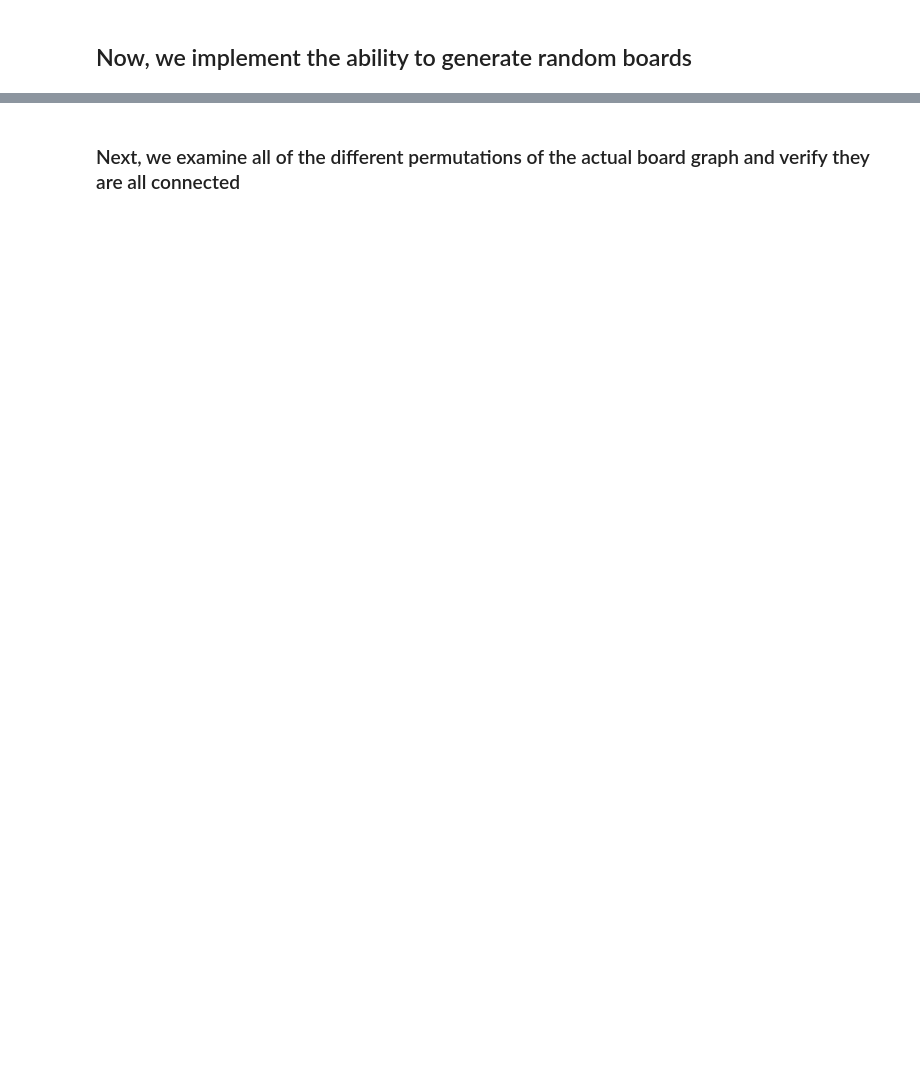
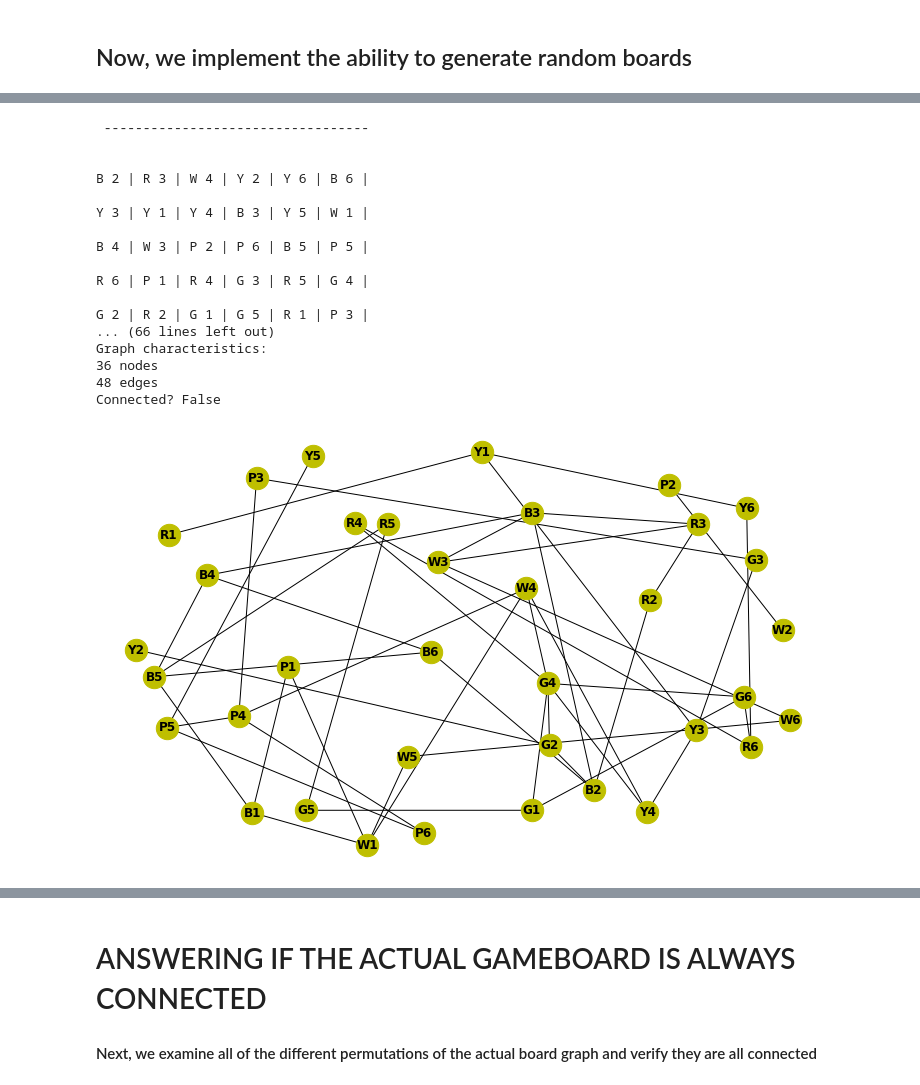
Before and after one commit to chrislewispac/microrobots, a Jupyter notebook: MicroRobots.ipynb, the cells around one changed output, grey strips where cells are left out. Cells and saved outputs as stored; diff of their text form; code cells hidden in the pictures; blank space fills up the shorter version.

```diff
--- a/MicroRobots.ipynb
+++ b/MicroRobots.ipynb
@@ -146,22 +221,23 @@ def generate_random_board(numbers, colors):
             for num in numbers:
                 hashmap[color].append(num)
 
+        hashmap_copy = hashmap.copy()
 
         # generates a random unique (exactly once) set of combinations of
         # numbers and colors and returns them as an instance of Square
         squares = []
-        while len(colors) > 0:
+        colors_copy = colors.copy()
+        while len(colors_copy) > 0:
             # chose random color
-            rand_color = random.choice(colors)
-            rand_num = random.choice(hashmap[rand_color])
-            hashmap[rand_color].pop(hashmap[rand_color].index(rand_num))
-
+            rand_color = random.choice(colors_copy)
+            rand_num = random.choice(hashmap_copy[rand_color])
+            hashmap_copy[rand_color].pop(hashmap_copy[rand_color].index(rand_num))
             squares.append(Square(rand_color, rand_num))
 
             # now we check if we used last num, if so remove color
             # care, this is terminating condition on while loop
-            if len(hashmap[rand_color]) == 0:
-                colors.pop(colors.index(rand_color))
+            if len(hashmap_copy[rand_color]) == 0:
+                colors_copy.pop(colors_copy.index(rand_color))
 
 
         # doouble check if len is as expected
@@ -173,7 +249,7 @@ def generate_random_board(numbers, colors):
         # TODO: the generation of these tiles is obvious not, itself, random. need to decide if this matters
         split_squares = np.array_split(squares, 4)
         board = Board(np.array([[Tile(1, split_squares[0].reshape(3,3)), Tile(2,split_squares[1].reshape(3,3))],
-                 [Tile(3,split_squares[0].reshape(3,3)), Tile(4, split_squares[1].reshape(3,3))]], dtype=np.object).reshape(2,2))
+                 [Tile(3,split_squares[2].reshape(3,3)), Tile(4, split_squares[3].reshape(3,3))]], dtype=np.object).reshape(2,2))
 
         return board
 
@@ -270,0 +317,52 @@ G1 --> ['G3', 'Y1', 'R1']
+# %%
+%%time
+
+# generates n random boards with the given numbers & colors arrays
+def generate_random_boards(n, numbers, colors):
+    boards_list = []
+    for x in range(n):
+        boards_list.append(generate_random_board(numbers, colors))
+    return boards_list
+
+nums = [1,2,3,4,5,6]
+cols = ["W", "R", "B", "P", "Y", "G"]
+boards_list = generate_random_boards(5, nums, cols)
+
+count_not_connected = 0
+
+for b in boards_list:
+    print("\n")
+    print(" ---------------------------------- ")
+    print("\n")
+    b.print_board()
+    b.build_graph()
+    b.print_graph_characteristics()
+
+    if not nx.is_connected(b.graph):
+        b.print_graph()
+        b.set_adjacency_dict()
+        b.print_adjacency_dict()
+        count_not_connected = count_not_connected + 1
+
+print("    ==============================================     ")
+
+print(count_not_connected, " out of ", len(boards_list)," graphs were not connected")
+# %% [output]
+ ----------------------------------
+
+
+B 2 | R 3 | W 4 | Y 2 | Y 6 | B 6 |
+
+Y 3 | Y 1 | Y 4 | B 3 | Y 5 | W 1 |
+
+B 4 | W 3 | P 2 | P 6 | B 5 | P 5 |
+
+R 6 | P 1 | R 4 | G 3 | R 5 | G 4 |
+
+G 2 | R 2 | G 1 | G 5 | R 1 | P 3 |
+... (66 lines left out)
+Graph characteristics:
+36 nodes
+48 edges
+Connected? False
+[figure, added]
@@ -271,2 +404,4 @@ G1 --> ['G3', 'Y1', 'R1']
 # %% [markdown]
-### Next, we examine all of the different permutations of the actual board graph and verify they are all connected
+# ANSWERING IF THE ACTUAL GAMEBOARD IS ALWAYS CONNECTED
+
+#### Next, we examine all of the different permutations of the actual board graph and verify they are all connected
```
Also changed, not shown: parts of 16 cells of this notebook.
